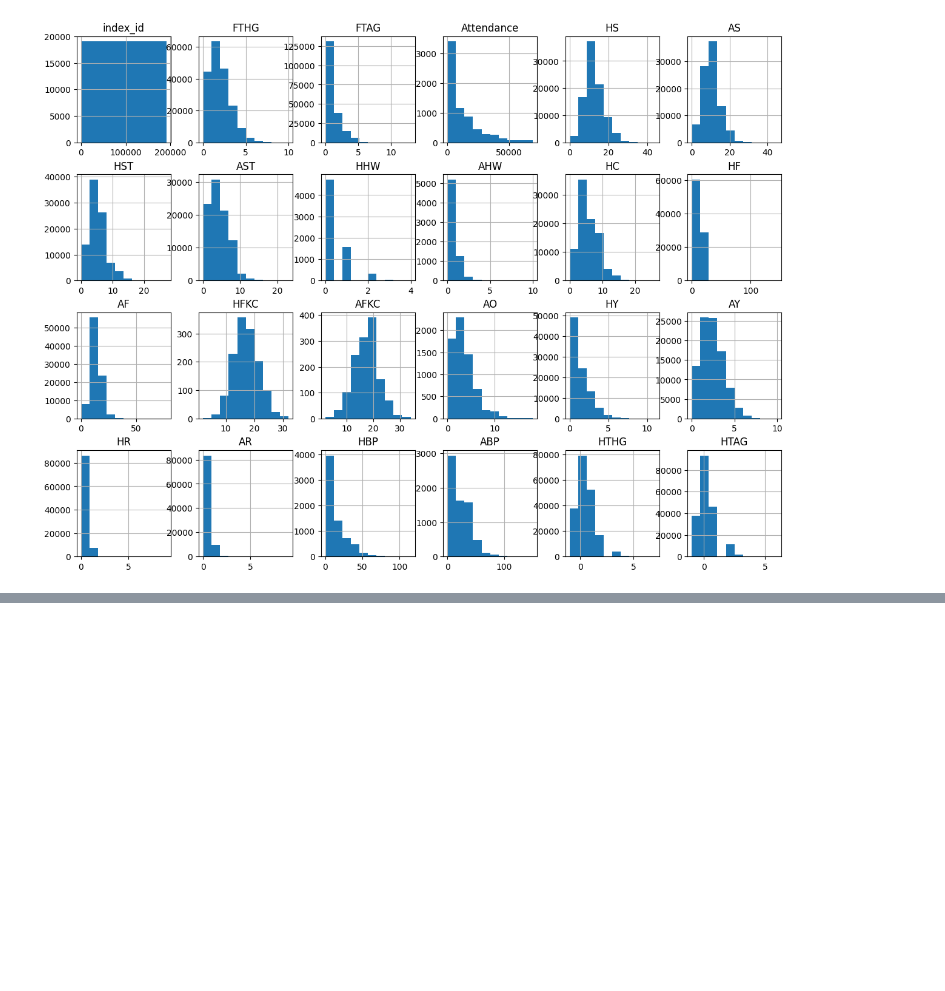
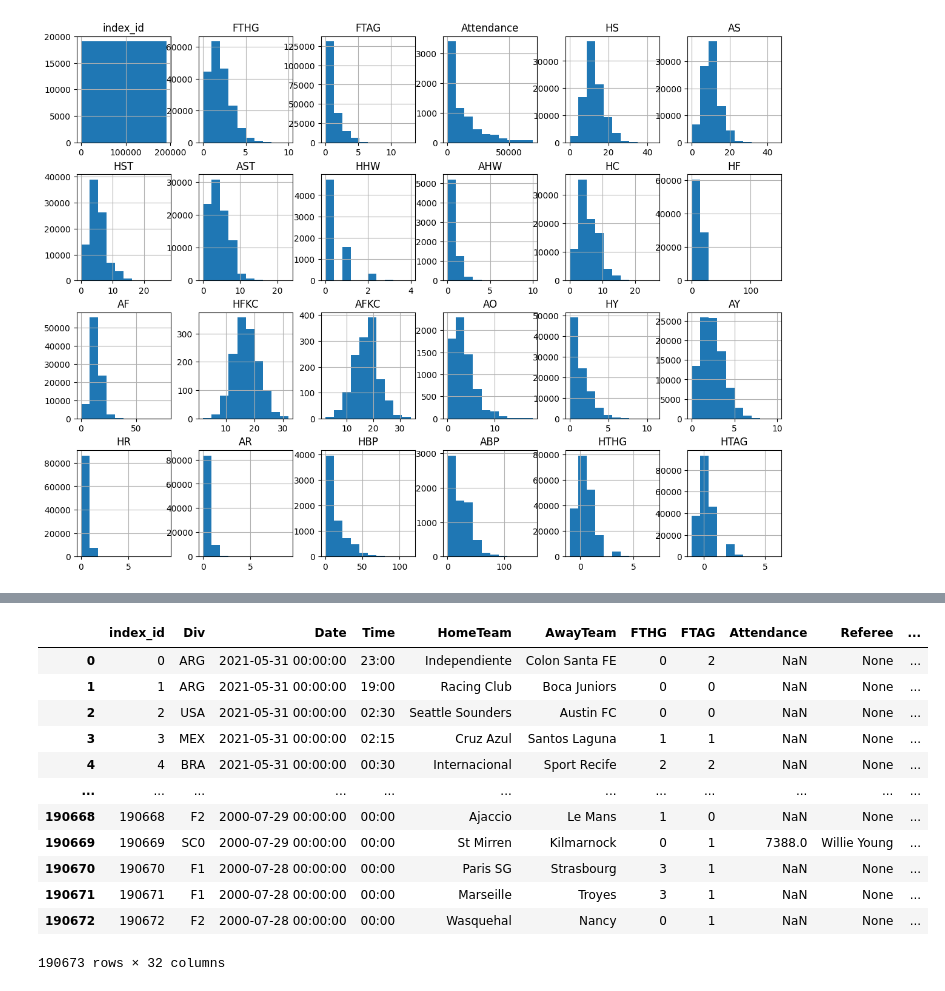
Before and after one commit to Charan-077/21083133_project_football, a Jupyter notebook: Project_football_prediction.ipynb, the cells around one changed output, grey strips where cells are left out. Cells and saved outputs as stored; diff of their text form; code cells hidden in the pictures; blank space fills up the shorter version.

```diff
--- a/Project_football_prediction.ipynb
+++ b/Project_football_prediction.ipynb
@@ -136,0 +172,16 @@ foot_ba_plt.show()
+# %%
+foot_ba_1[foot_ba_1.isna().any(axis=1)]
+# %% [output]
+|  | index_id | Div | Date | Time | HomeTeam | AwayTeam | FTHG | FTAG | Attendance | Referee | ... |
+| 0 | 0 | ARG | 2021-05-31 00:00:00 | 23:00 | Independiente | Colon Santa FE | 0 | 2 | NaN | None | ... |
+| 1 | 1 | ARG | 2021-05-31 00:00:00 | 19:00 | Racing Club | Boca Juniors | 0 | 0 | NaN | None | ... |
+| 2 | 2 | USA | 2021-05-31 00:00:00 | 02:30 | Seattle Sounders | Austin FC | 0 | 0 | NaN | None | ... |
+| 3 | 3 | MEX | 2021-05-31 00:00:00 | 02:15 | Cruz Azul | Santos Laguna | 1 | 1 | NaN | None | ... |
+| 4 | 4 | BRA | 2021-05-31 00:00:00 | 00:30 | Internacional | Sport Recife | 2 | 2 | NaN | None | ... |
+| ... | ... | ... | ... | ... | ... | ... | ... | ... | ... | ... | ... |
+| 190668 | 190668 | F2 | 2000-07-29 00:00:00 | 00:00 | Ajaccio | Le Mans | 1 | 0 | NaN | None | ... |
+| 190669 | 190669 | SC0 | 2000-07-29 00:00:00 | 00:00 | St Mirren | Kilmarnock | 0 | 1 | 7388.0 | Willie Young | ... |
+| 190670 | 190670 | F1 | 2000-07-28 00:00:00 | 00:00 | Paris SG | Strasbourg | 3 | 1 | NaN | None | ... |
+| 190671 | 190671 | F1 | 2000-07-28 00:00:00 | 00:00 | Marseille | Troyes | 3 | 1 | NaN | None | ... |
+| 190672 | 190672 | F2 | 2000-07-28 00:00:00 | 00:00 | Wasquehal | Nancy | 0 | 1 | NaN | None | ... |
+190673 rows × 32 columns
```
Also changed, not shown: parts of 7 cells of this notebook.
